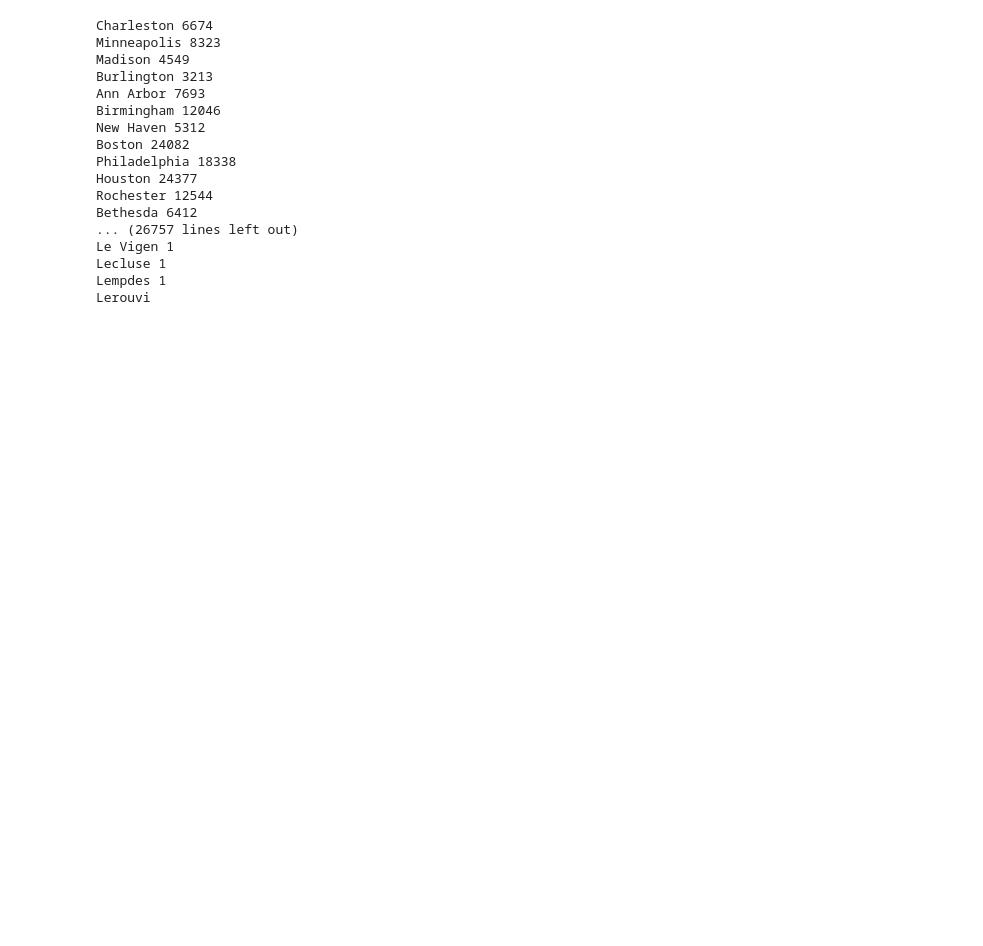
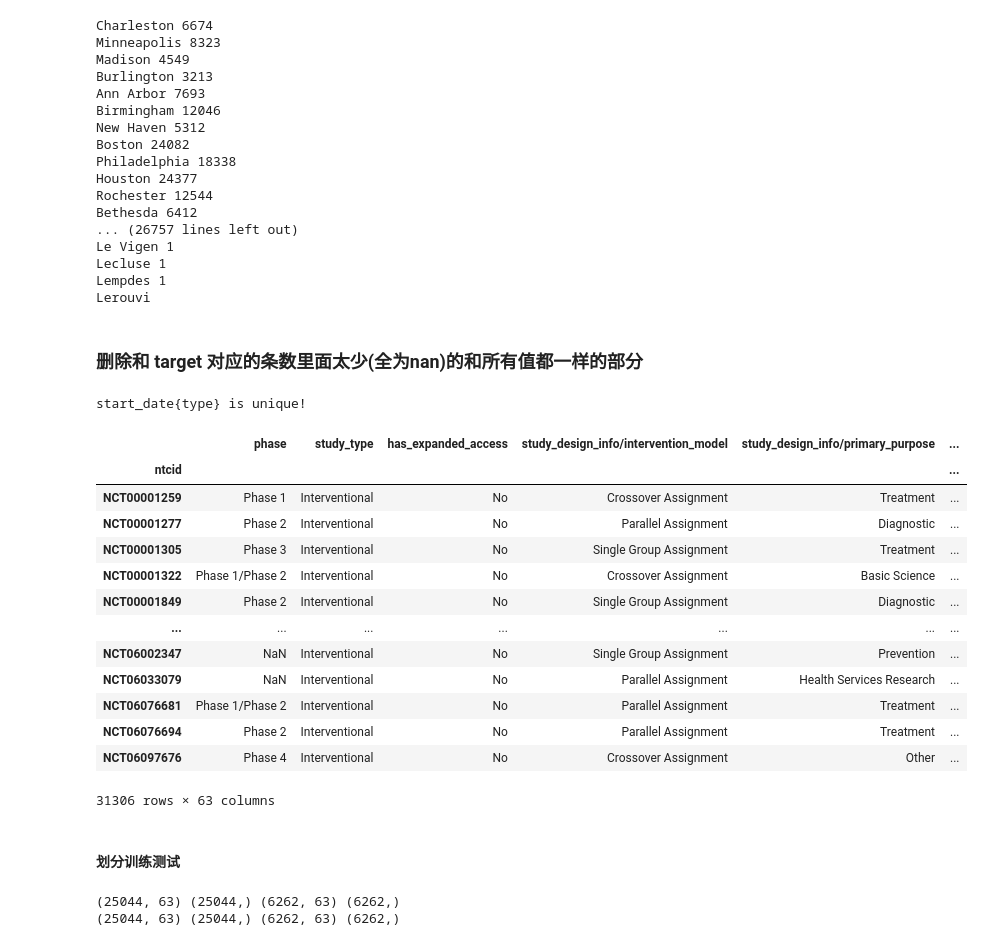
Before and after one commit to huyjj/Clinical, a Jupyter notebook: feature_prepare.ipynb, the cells around one changed output. Cells and saved outputs as stored; diff of their text form; code cells hidden in the pictures; blank space fills up the shorter version.

```diff
--- a/feature_prepare.ipynb
+++ b/feature_prepare.ipynb
@@ -347,18 +377,0 @@ Name: count, Length: 5310, dtype: int64
-# %%
-def measureparam_2Mulitlabel(value):
-    if type(value) == list:
-        counts = dict(Counter(value))
-    elif type(value) == str and value[0] != '[':
-        counts = {value+' Measure Param Number':1}
-    elif type(value) == str and value[0] == '[':
-        value = eval(value)
-        counts = dict(Counter(value))
-        # for key, value in counts.items():
-        counts = {key+' Measure Param Number':value for key, value in counts.items()}
-    else:
-        counts = {}
-
-    return counts
-
-
-All = pd.merge(All, pd.DataFrame(All['clinical_results/baseline/measure_list/measure/param'].apply(measureparam_2Mulitlabel).tolist(), index=All.index), left_index=True, right_index=True)
@@ -385,3 +377,0 @@ Index(['phase', 'study_type', 'has_expanded_access',
-# %%
-# 卸磨杀驴
-All = All.drop('clinical_results/baseline/measure_list/measure/param', axis=1)
@@ -438,2 +403,0 @@ city 转成GDP　population　aging　percent
-# %%
-All = pd.concat(All_data)
@@ -442,5 +404,3 @@ city_labels = pd.read_csv('city_labels_afternaafternaaaaaa.csv', index_col=0)
-# %%
-All = pd.read_csv('All_data_prepared.csv', index_col=0)
 # %%
 import re
 
@@ -671,3 +604,38 @@ Lempdes 1
 Lerouvi
 # %%
 pd.DataFrame(city_dict.values(), index=city_dict.keys()).to_csv('city.csv')
+# %% [markdown]
+### 删除和 target 对应的条数里面太少(全为nan)的和所有值都一样的部分
+# %%
+task_name = 'adverse-event-rate-prediction'
+target = pd.read_csv(f'{task_name}/output.csv', index_col=0)
+part = All.loc[target.index]
+drop_feature = ['enrollment{type}']
+for c in part.columns:
+    if part[c].isnull().sum() == len(part):
+        print(f'{c} is all null!')
+        drop_feature.append(c)
+    if part[c].nunique(dropna=True) == 1:  # 除去缺失值后的所有值一样 即方差为0
+        print(f'{c} is unique!')
+        drop_feature.append(c)
+
+part = part.drop(drop_feature, axis=1)
+part
+# %% [output]
+start_date{type} is unique!
+|  | phase | study_type | has_expanded_access | study_design_info/intervention_model | study_design_info/primary_purpose | ... |
+| ntcid |  |  |  |  |  | ... |
+| NCT00001259 | Phase 1 | Interventional | No | Crossover Assignment | Treatment | ... |
+| NCT00001277 | Phase 2 | Interventional | No | Parallel Assignment | Diagnostic | ... |
+| NCT00001305 | Phase 3 | Interventional | No | Single Group Assignment | Treatment | ... |
+| NCT00001322 | Phase 1/Phase 2 | Interventional | No | Crossover Assignment | Basic Science | ... |
+| NCT00001849 | Phase 2 | Interventional | No | Single Group Assignment | Diagnostic | ... |
+| ... | ... | ... | ... | ... | ... | ... |
+| NCT06002347 | NaN | Interventional | No | Single Group Assignment | Prevention | ... |
+| NCT06033079 | NaN | Interventional | No | Parallel Assignment | Health Services Research | ... |
+| NCT06076681 | Phase 1/Phase 2 | Interventional | No | Parallel Assignment | Treatment | ... |
+| NCT06076694 | Phase 2 | Interventional | No | Parallel Assignment | Treatment | ... |
+| NCT06097676 | Phase 4 | Interventional | No | Crossover Assignment | Other | ... |
+31306 rows × 63 columns
+# %% [markdown]
+#### 划分训练测试
@@ -673,0 +644,18 @@ pd.DataFrame(city_dict.values(), index=city_dict.keys()).to_csv('city.csv')
+# %%
+tasks = ['serious_adverse_rate', 'mortality_rate']
+for task in tasks:
+    part[task] = target[task]
+    train_index, test_index = train_test_split(part, test_size=0.2, random_state=42)
+    train_x = train_index.drop(task, axis=1)
+    train_y = train_index[task]
+    test_x = test_index.drop(task, axis=1)
+    test_y = test_index[task]
+    print(train_x.shape, train_y.shape, test_x.shape, test_y.shape)
+    train_x.to_csv(f'{task_name}/{task}_train_x.csv')
+    train_y.to_csv(f'{task_name}/{task}_train_y.csv')
+    test_x.to_csv(f'{task_name}/{task}_test_x.csv')
+    test_y.to_csv(f'{task_name}/{task}_test_y.csv')
+    part = part.drop(task, axis=1)
+# %% [output]
+(25044, 63) (25044,) (6262, 63) (6262,)
+(25044, 63) (25044,) (6262, 63) (6262,)
```
Also changed, not shown: parts of 81 cells of this notebook, 1 other file.
